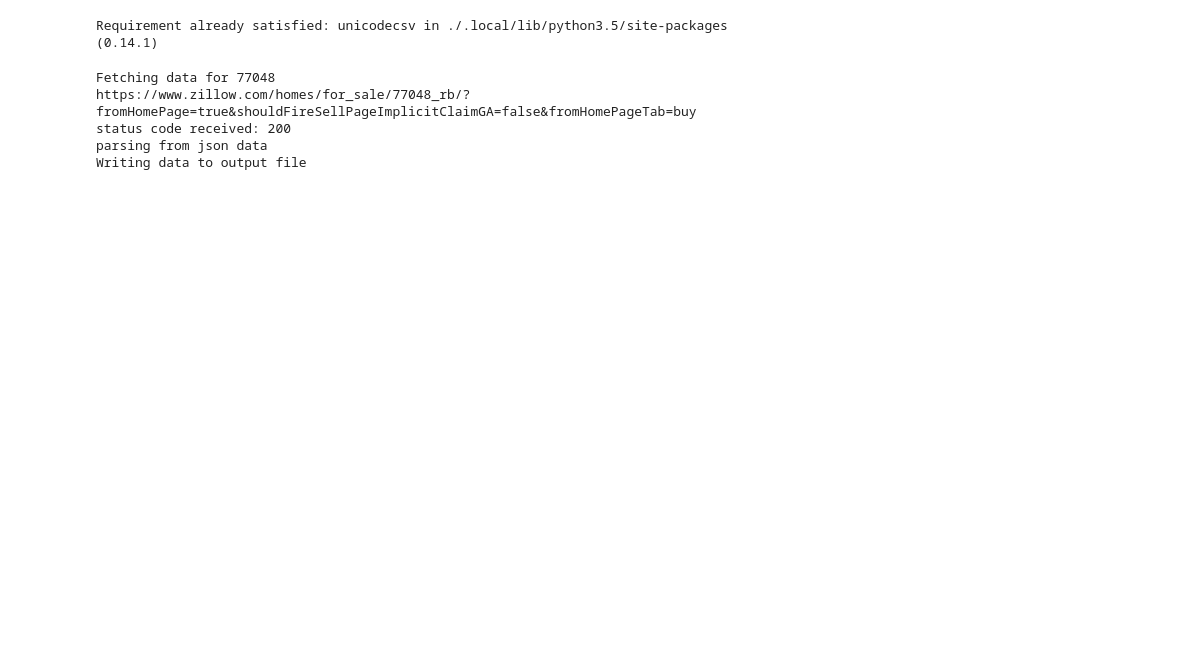
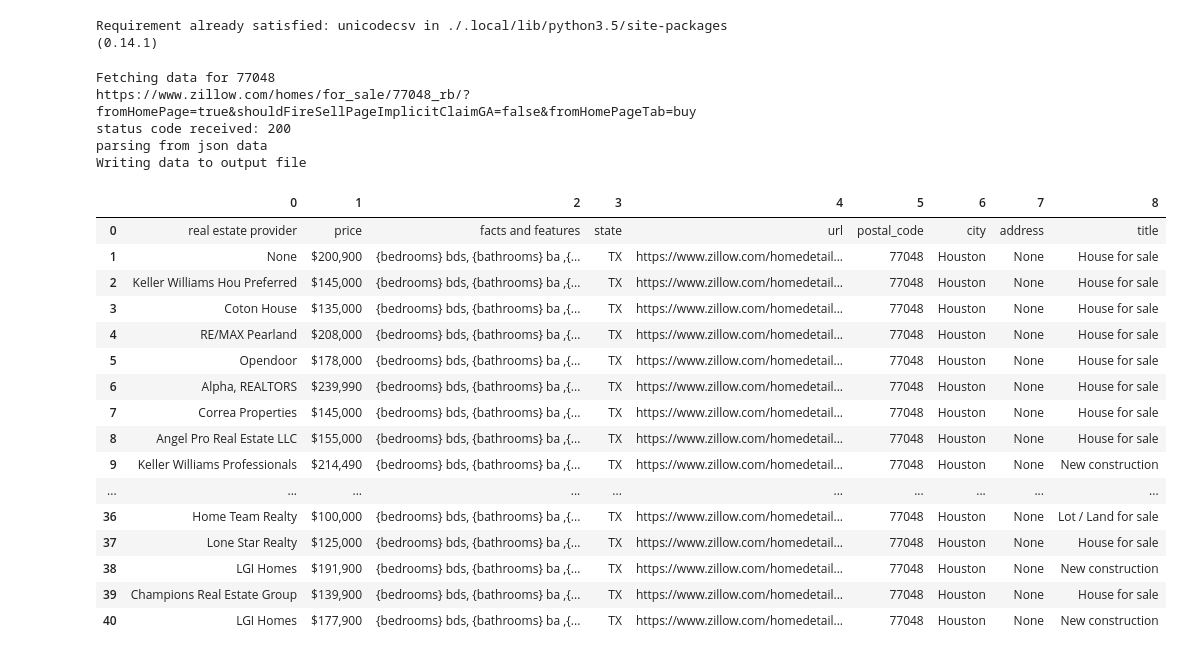
Before and after one commit to Om-Pandey/Notebookplayground, a Jupyter notebook: housing-price-poc.ipynb, the cells around one changed output. Drawn from its saved outputs; the diff is of its cells as text; code cells hidden in the pictures; blank space fills up the shorter version.

Commit message:
updating to include dataframe

```diff
--- a/housing-price-poc.ipynb
+++ b/housing-price-poc.ipynb
@@ -185,3 +185,8 @@ https://www.zillow.com/homes/for_sale/77048_rb/?fromHomePage=true&shouldFireSell
 status code received: 200
 parsing from json data
 Writing data to output file
+# %%
+import numpy as np
+final_list= [[*scraped_data[0].keys()]]
+for i in range(len(scraped_data)):
+    final_list.append([*scraped_data[i].values()])
@@ -187,0 +195,22 @@ Writing data to output file
+# %%
+import pandas as pd
+df = pd.DataFrame(final_list)
+df
+# %% [output]
+|  | 0 | 1 | 2 | 3 | 4 | 5 | 6 | 7 | 8 |
+| 0 | real estate provider | price | facts and features | state | url | postal_code | city | address | title |
+| 1 | None | $200,900 | {bedrooms} bds, {bathrooms} ba ,{... | TX | https://www.zillow.com/homedetail... | 77048 | Houston | None | House for sale |
+| 2 | Keller Williams Hou Preferred | $145,000 | {bedrooms} bds, {bathrooms} ba ,{... | TX | https://www.zillow.com/homedetail... | 77048 | Houston | None | House for sale |
+| 3 | Coton House | $135,000 | {bedrooms} bds, {bathrooms} ba ,{... | TX | https://www.zillow.com/homedetail... | 77048 | Houston | None | House for sale |
+| 4 | RE/MAX Pearland | $208,000 | {bedrooms} bds, {bathrooms} ba ,{... | TX | https://www.zillow.com/homedetail... | 77048 | Houston | None | House for sale |
+| 5 | Opendoor | $178,000 | {bedrooms} bds, {bathrooms} ba ,{... | TX | https://www.zillow.com/homedetail... | 77048 | Houston | None | House for sale |
+| 6 | Alpha, REALTORS | $239,990 | {bedrooms} bds, {bathrooms} ba ,{... | TX | https://www.zillow.com/homedetail... | 77048 | Houston | None | House for sale |
+| 7 | Correa Properties | $145,000 | {bedrooms} bds, {bathrooms} ba ,{... | TX | https://www.zillow.com/homedetail... | 77048 | Houston | None | House for sale |
+| 8 | Angel Pro Real Estate LLC | $155,000 | {bedrooms} bds, {bathrooms} ba ,{... | TX | https://www.zillow.com/homedetail... | 77048 | Houston | None | House for sale |
+| 9 | Keller Williams Professionals | $214,490 | {bedrooms} bds, {bathrooms} ba ,{... | TX | https://www.zillow.com/homedetail... | 77048 | Houston | None | New construction |
+| ... | ... | ... | ... | ... | ... | ... | ... | ... | ... |
+| 36 | Home Team Realty | $100,000 | {bedrooms} bds, {bathrooms} ba ,{... | TX | https://www.zillow.com/homedetail... | 77048 | Houston | None | Lot / Land for sale |
+| 37 | Lone Star Realty | $125,000 | {bedrooms} bds, {bathrooms} ba ,{... | TX | https://www.zillow.com/homedetail... | 77048 | Houston | None | House for sale |
+| 38 | LGI Homes | $191,900 | {bedrooms} bds, {bathrooms} ba ,{... | TX | https://www.zillow.com/homedetail... | 77048 | Houston | None | New construction |
+| 39 | Champions Real Estate Group | $139,900 | {bedrooms} bds, {bathrooms} ba ,{... | TX | https://www.zillow.com/homedetail... | 77048 | Houston | None | House for sale |
+| 40 | LGI Homes | $177,900 | {bedrooms} bds, {bathrooms} ba ,{... | TX | https://www.zillow.com/homedetail... | 77048 | Houston | None | New construction |
```
Also changed, not shown: parts of 1 cell of this notebook.
